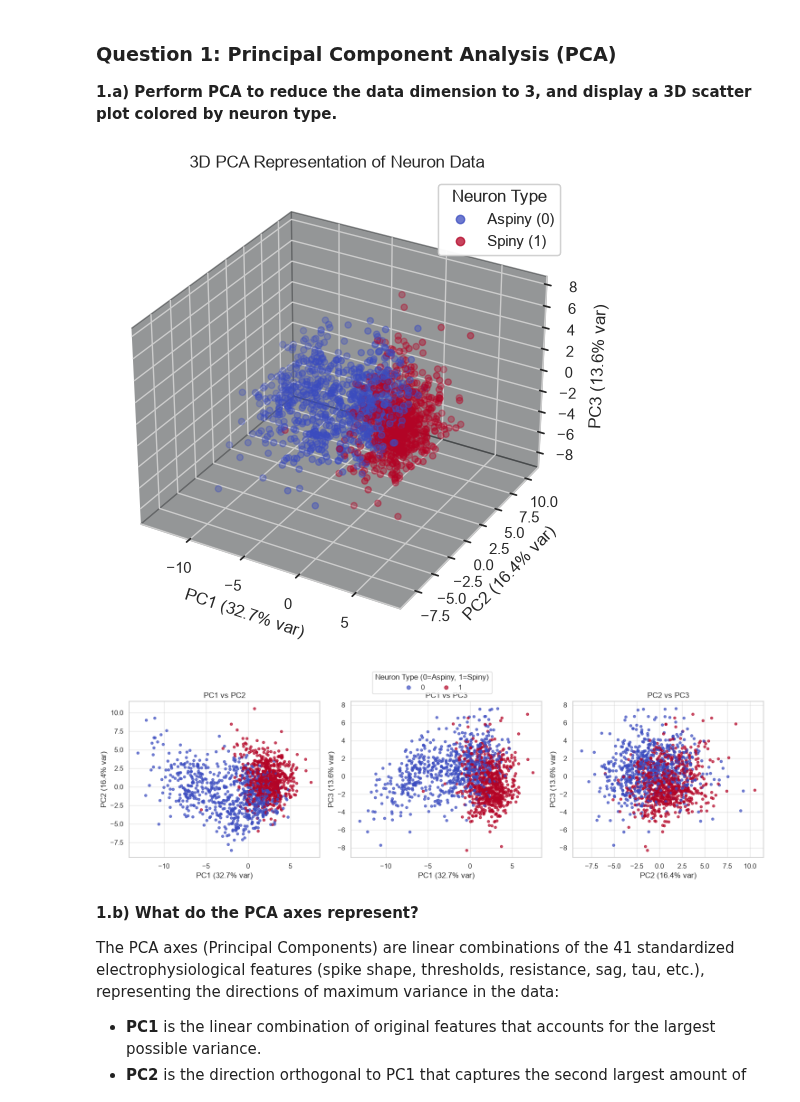
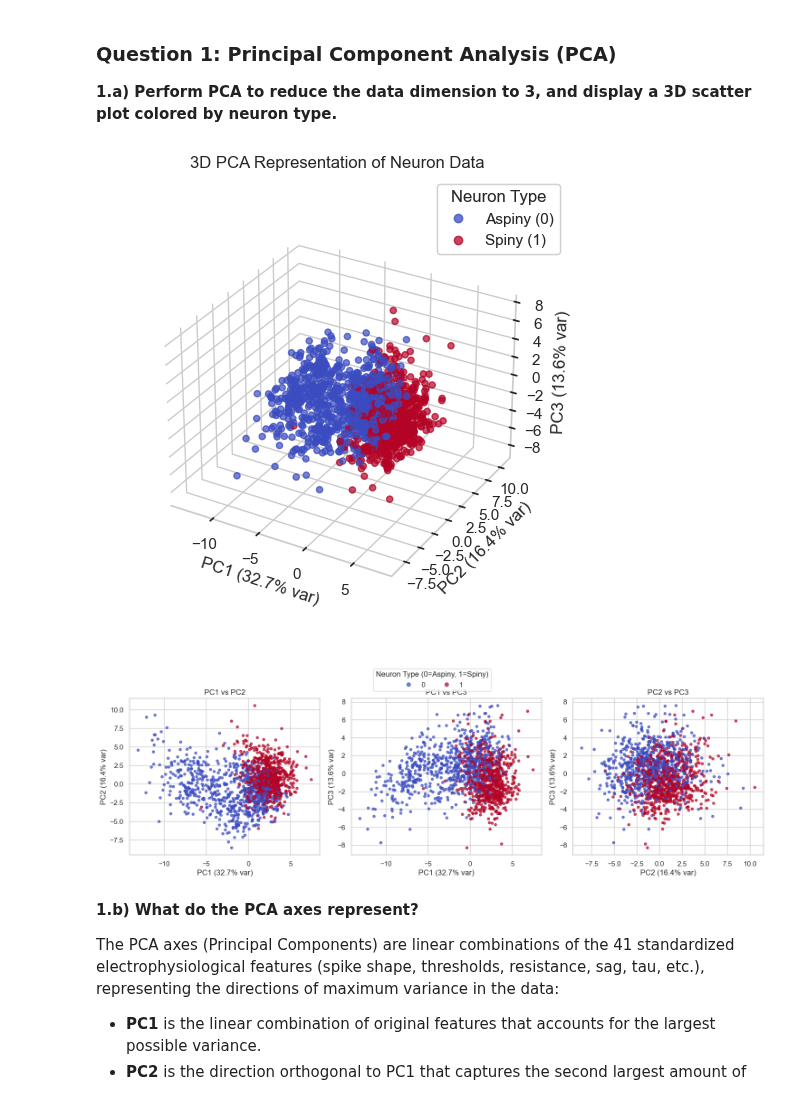
Before and after one commit to zassoulin/868369501-nn-final-project, a Jupyter notebook: Part_B.ipynb, the cells around one changed output. Saved outputs shown, nothing was run; the diff lists cells and outputs as text; code cells hidden in the pictures.

```diff
--- a/Part_B.ipynb
+++ b/Part_B.ipynb
@@ -21,6 +21,13 @@ import torch.optim as optim
 
 plt.rcParams['figure.figsize'] = (10, 6)
 sns.set_theme(style="whitegrid")
+
+
+def white_3d_panes(ax):
+    """Give a 3D axis plain white background panes (the seaborn theme draws them dark gray,
+    which makes the points hard to see once the figure is printed)."""
+    for axis in (ax.xaxis, ax.yaxis, ax.zaxis):
+        axis.set_pane_color((1.0, 1.0, 1.0, 1.0))
 # %% [markdown]
 ### Data Loading
 We load `feat_data.csv` and use only its numeric electrophysiological feature columns for the unsupervised learning algorithms (PCA, Autoencoder), ignoring the `dendrite_type` column entirely as an input feature -- it is used only afterwards, for coloring plots and validating/scoring the learned representations.
@@ -67,32 +86,34 @@ AE training data shape: (1139, 41), AE validation data shape: (285, 41)
 # %%
 pca_3d = PCA(n_components=3)
 X_pca_3d = pca_3d.fit_transform(X_scaled)
 evr = pca_3d.explained_variance_ratio_ * 100  # % variance explained by each of the 3 axes
 
 fig = plt.figure(figsize=(8, 6))
 ax = fig.add_subplot(111, projection='3d')
+white_3d_panes(ax)
+ax.set_box_aspect(None, zoom=0.85)  # leave room so the PC3 axis label is not cut off
 scatter = ax.scatter(X_pca_3d[:, 0], X_pca_3d[:, 1], X_pca_3d[:, 2], c=y, cmap='coolwarm', alpha=0.7)
 legend = ax.legend(scatter.legend_elements()[0], ['Aspiny (0)', 'Spiny (1)'], title="Neuron Type")
 ax.add_artist(legend)
 ax.set_title("3D PCA Representation of Neuron Data")
 ax.set_xlabel(f"PC1 ({evr[0]:.1f}% var)")
 ax.set_ylabel(f"PC2 ({evr[1]:.1f}% var)")
 ax.set_zlabel(f"PC3 ({evr[2]:.1f}% var)")
 plt.show()
 
 # 2D pairwise projections: easier to read precisely than the 3D scatter above (especially once
 # exported to a static PDF), and they let us compare each pair of axes directly.
 fig, axes = plt.subplots(1, 3, figsize=(15, 4.5))
 for ax_i, (i, j) in zip(axes, [(0, 1), (0, 2), (1, 2)]):
     sc = ax_i.scatter(X_pca_3d[:, i], X_pca_3d[:, j], c=y, cmap='coolwarm', alpha=0.7, s=15)
     ax_i.set_xlabel(f"PC{i+1} ({evr[i]:.1f}% var)")
     ax_i.set_ylabel(f"PC{j+1} ({evr[j]:.1f}% var)")
     ax_i.set_title(f"PC{i+1} vs PC{j+1}")
 fig.legend(*sc.legend_elements(), title="Neuron Type (0=Aspiny, 1=Spiny)", loc='upper center', ncol=2, bbox_to_anchor=(0.5, 1.08))
 plt.tight_layout()
 plt.show()
 # %% [output]
-[figure, old version]
+[figure, new version]
 [figure]
 # %% [markdown]
 **1.b) What do the PCA axes represent?**
```
Also changed, not shown: parts of 13 cells of this notebook, 17 other files.
